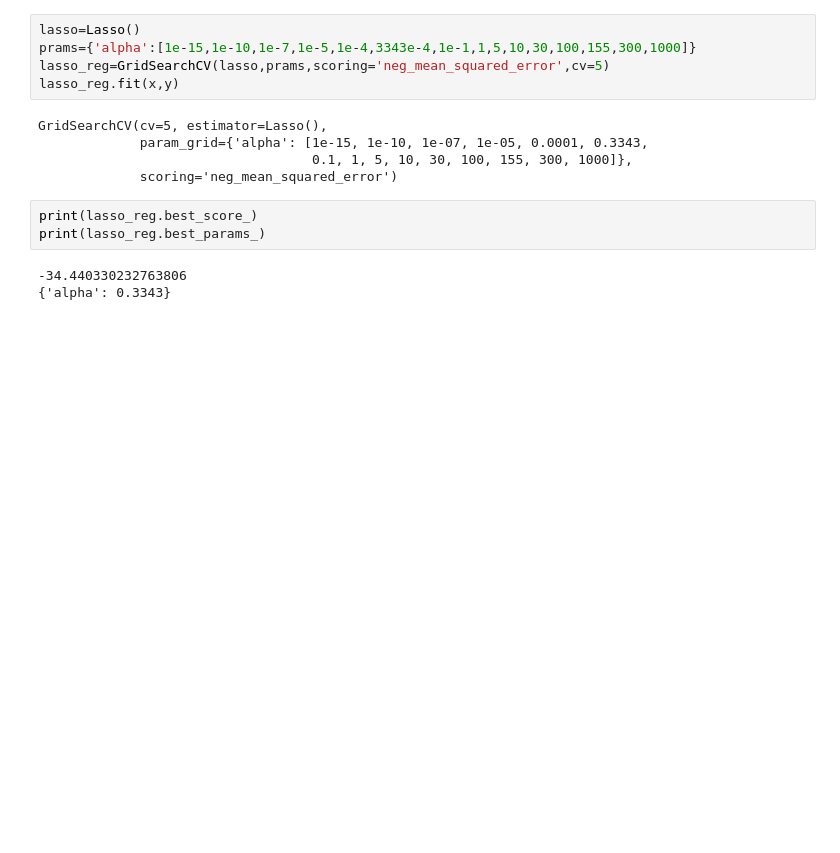
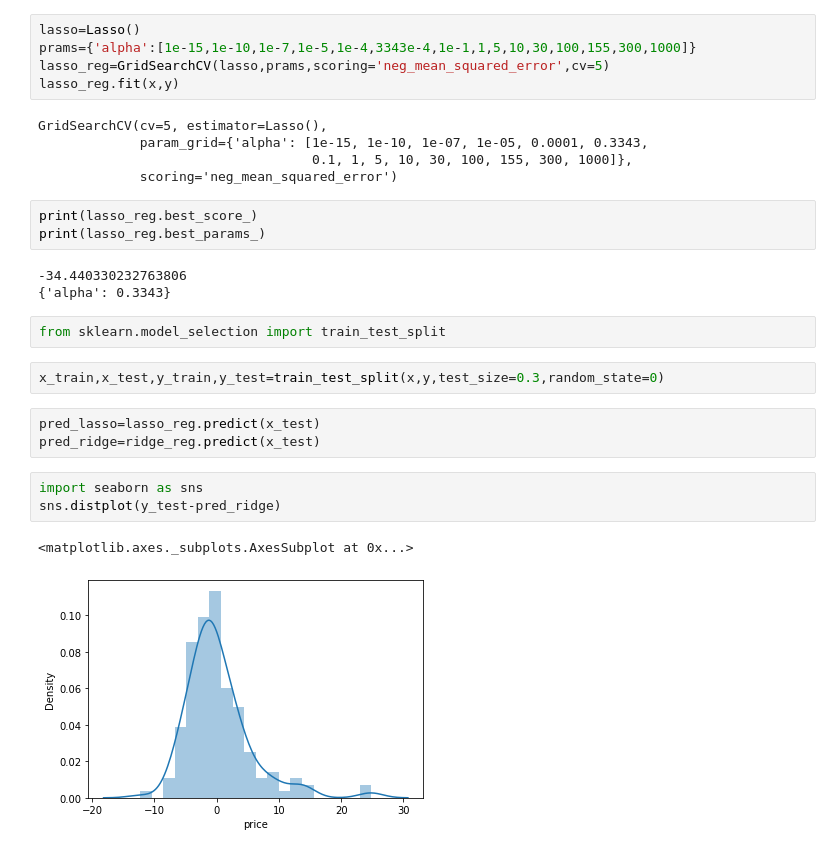
Before and after one commit to Ryder-07/30-Days-of-ML, a Jupyter notebook: Ridge_Lasso_Regression.ipynb, the cells around one changed output. Saved outputs shown, nothing was run; the diff lists cells and outputs as text; blank space fills up the shorter version.

```diff
--- a/Ridge_Lasso_Regression.ipynb
+++ b/Ridge_Lasso_Regression.ipynb
@@ -289,3 +285,16 @@ print(lasso_reg.best_params_)
 # %% [output]
 -34.440330232763806
 {'alpha': 0.3343}
+# %%
+from sklearn.model_selection import train_test_split
+# %%
+x_train,x_test,y_train,y_test=train_test_split(x,y,test_size=0.3,random_state=0)
+# %%
+pred_lasso=lasso_reg.predict(x_test)
+pred_ridge=ridge_reg.predict(x_test)
+# %%
+import seaborn as sns
+sns.distplot(y_test-pred_ridge)
+# %% [output]
+<matplotlib.axes._subplots.AxesSubplot at 0x...>
+[figure, added]
```
Also changed, not shown: parts of 3 cells of this notebook.
